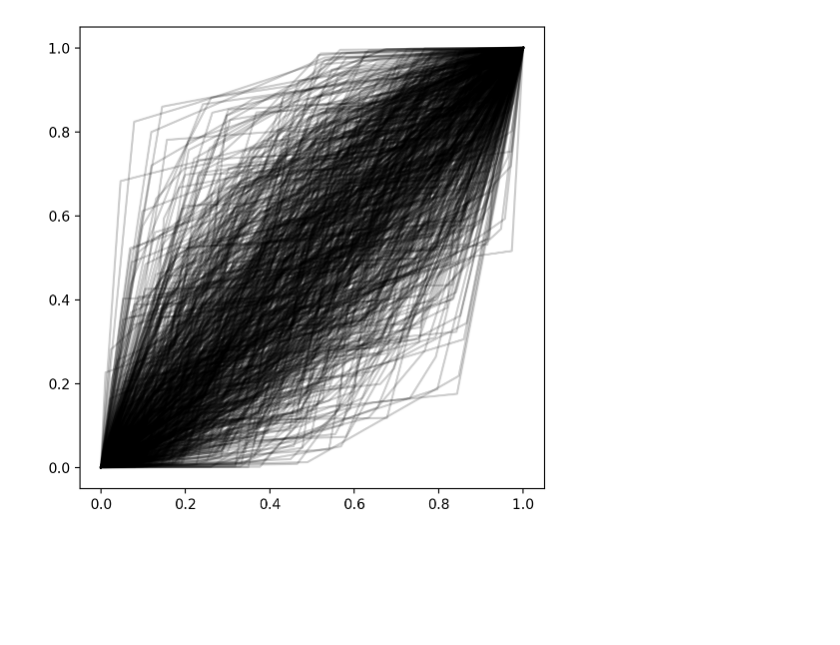
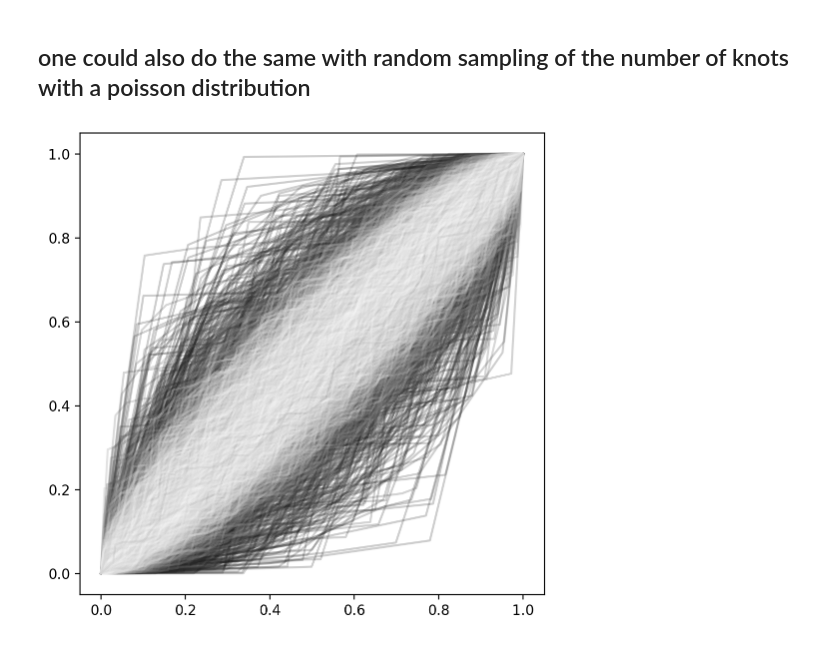
Before and after one commit to Swanson-Hysell-Group/Fall_2023_Seminar, a Jupyter notebook: Bchron/Bchron.ipynb, the cells around one changed output. Saved outputs shown, nothing was run; the diff lists cells and outputs as text; code cells hidden in the pictures; blank space fills up the shorter version.

```diff
--- a/Bchron/Bchron.ipynb
+++ b/Bchron/Bchron.ipynb
@@ -27,0 +34,23 @@ dirichlet(np.full(4, alpha), 1).sum()
+# %%
+alpha = 4
+
+interval_range = range(1, 50)
+colormap = plt.cm.Greys_r
+
+norm = colors.Normalize(vmin=min(interval_range), vmax=max(interval_range)*1.2)
+scalar_map = plt.cm.ScalarMappable(cmap=colormap, norm=norm)
+
+n_resample = 100
+
+plt.figure(figsize=(6,6))
+for i in interval_range:
+    y_intervals = dirichlet(np.full(i+1, 1), n_resample)
+    x_intervals = dirichlet(np.full(i+1, alpha), n_resample)
+
+    this_color = scalar_map.to_rgba(i)
+
+    for j in range(n_resample):
+        y = progressive_sum(y_intervals[j])
+        x = progressive_sum(x_intervals[j])
+
+        plt.plot(x, y, color=this_color,  alpha=0.2)
@@ -28,29 +59,33 @@ dirichlet(np.full(4, alpha), 1).sum()
+# %% [markdown]
+## one could also do the same with random sampling of the number of knots with a poisson distribution
 # %%
-poisson_lambda = np.arange(1, 10, 1)
+poisson_lambda = np.arange(1, 50, 1)
 
 resample_n = 100
 
-alpha = 4
+
 xs = []
 ys = []
 
 plt.figure(figsize=(6,6))
 for i in poisson_lambda:
     these_Ns = poisson(i, resample_n)
     these_Ns = [item for item in these_Ns if item > 1]
     # print(these_lambdas)
     for l in these_Ns:
         y_intervals = dirichlet(np.full(l+1, 1), 1)[0]
         x_intervals = dirichlet(np.full(l+1, alpha), 1)[0]
 
         # print(y_intervals, x_intervals)
         y = progressive_sum(y_intervals)
         x = progressive_sum(x_intervals)
 
+        this_color = scalar_map.to_rgba(l)
+
         # ys.append(y)
         # xs.append(x)
-        plt.plot(x, y, color='black', alpha=0.2)
+        plt.plot(x, y, color=this_color, alpha=0.2)
 # plt.xlim(0, 1)
 # plt.ylim(0, 1)
 # %% [output]
-[figure, old version]
+[figure, new version]
```
Also changed, not shown: parts of 7 cells of this notebook.
